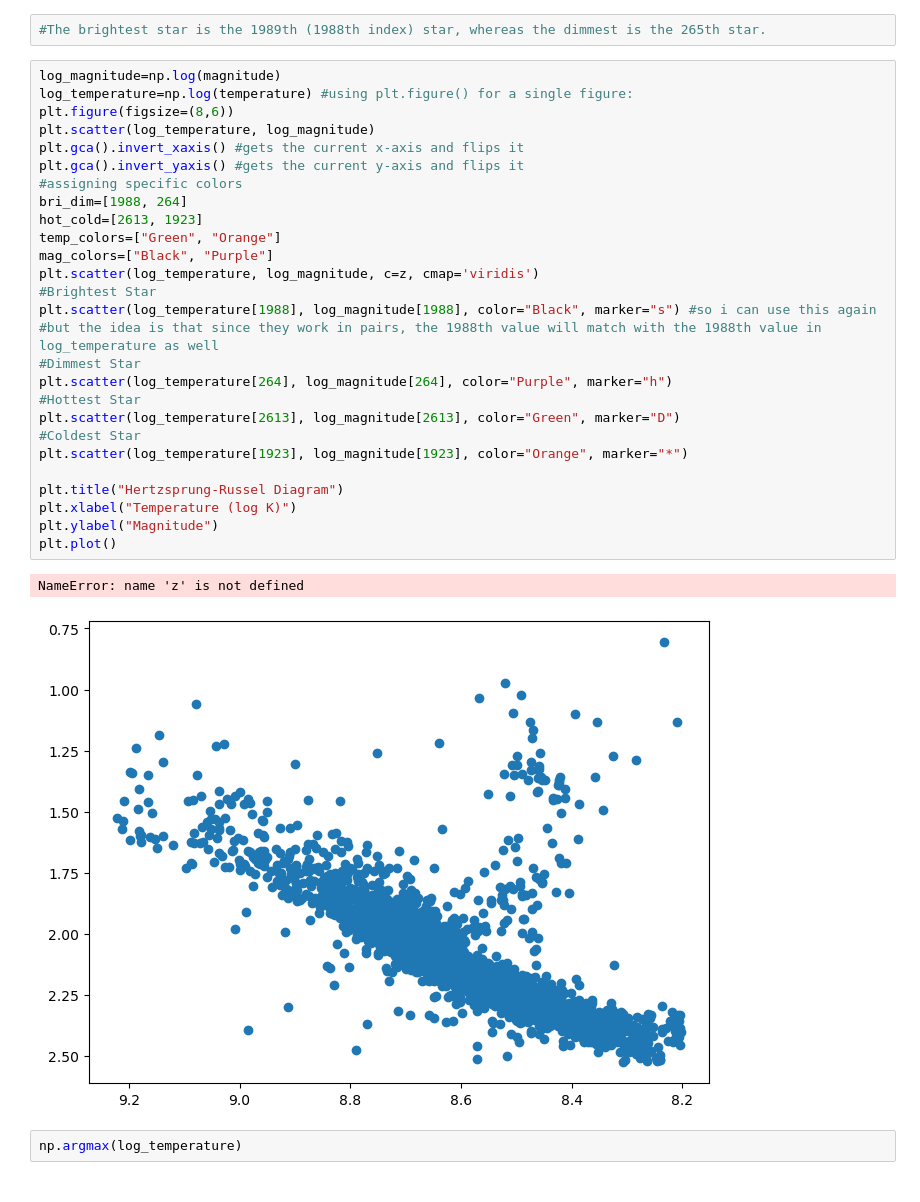
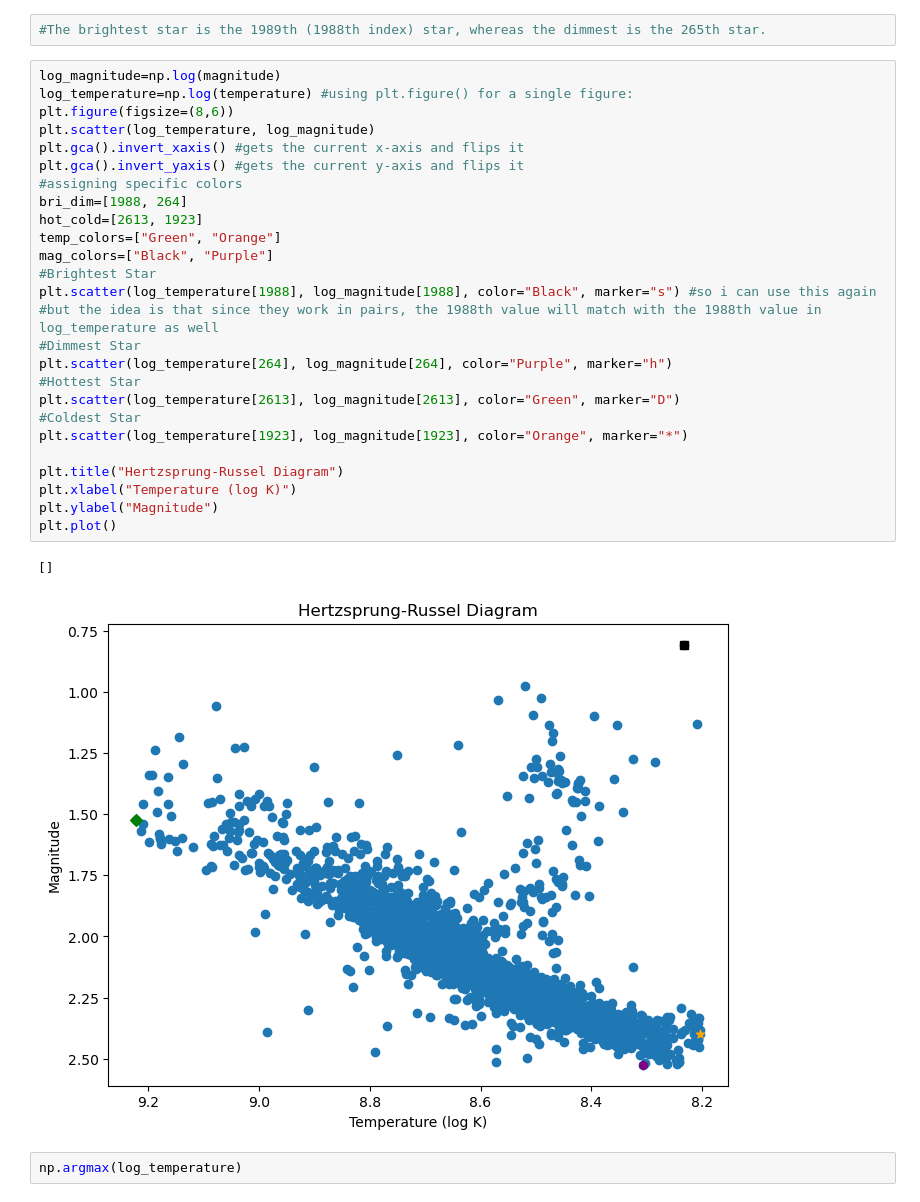
Before and after one commit to ammibb/silvia, a Jupyter notebook: homework7/hr_diagram.ipynb, the cells around one changed output. Cells and saved outputs as stored; diff of their text form.

```diff
--- a/homework7/hr_diagram.ipynb
+++ b/homework7/hr_diagram.ipynb
@@ -33,33 +33,32 @@ np.int64(264)
 # %%
 log_magnitude=np.log(magnitude)
 log_temperature=np.log(temperature) #using plt.figure() for a single figure:
 plt.figure(figsize=(8,6))
 plt.scatter(log_temperature, log_magnitude)
 plt.gca().invert_xaxis() #gets the current x-axis and flips it
 plt.gca().invert_yaxis() #gets the current y-axis and flips it
 #assigning specific colors
 bri_dim=[1988, 264]
 hot_cold=[2613, 1923]
 temp_colors=["Green", "Orange"]
 mag_colors=["Black", "Purple"]
-plt.scatter(log_temperature, log_magnitude, c=z, cmap='viridis')
 #Brightest Star
 plt.scatter(log_temperature[1988], log_magnitude[1988], color="Black", marker="s") #so i can use this again
 #but the idea is that since they work in pairs, the 1988th value will match with the 1988th value in log_temperature as well
 #Dimmest Star
 plt.scatter(log_temperature[264], log_magnitude[264], color="Purple", marker="h")
 #Hottest Star
 plt.scatter(log_temperature[2613], log_magnitude[2613], color="Green", marker="D")
 #Coldest Star
 plt.scatter(log_temperature[1923], log_magnitude[1923], color="Orange", marker="*")
 
 plt.title("Hertzsprung-Russel Diagram")
 plt.xlabel("Temperature (log K)")
 plt.ylabel("Magnitude")
 plt.plot()
 # %% [output]
-NameError: name 'z' is not defined
+[]
-[figure, old version]
+[figure, new version]
 # %%
 np.argmax(log_temperature)
 # %% [output]
```
Also changed, not shown: 2 other files.
